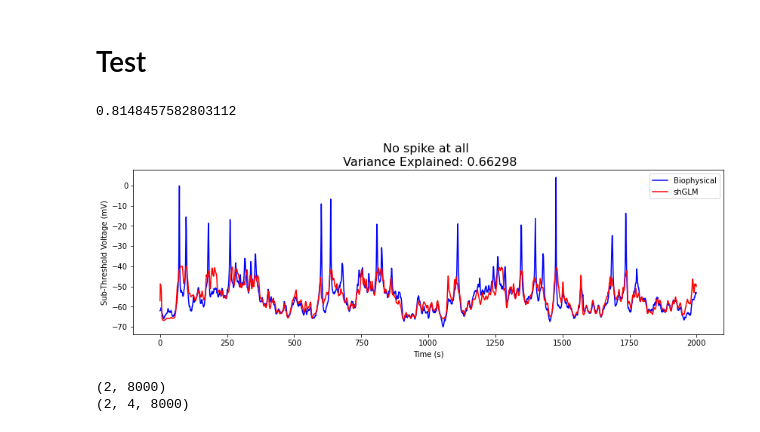
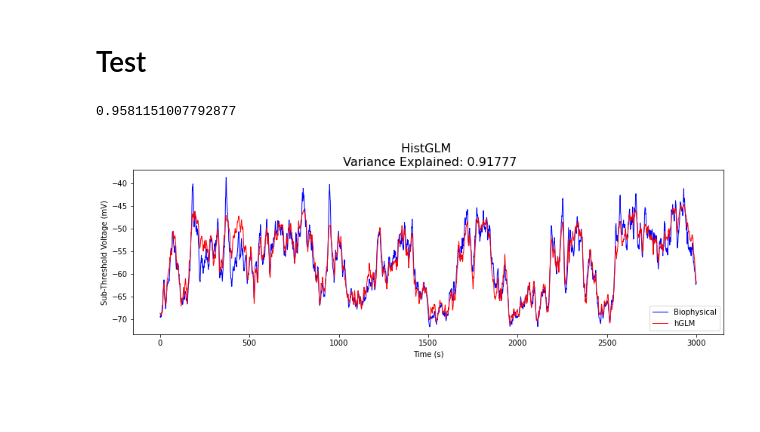
Before and after one commit to yjkimnada/cambridge, a Jupyter notebook: shGLM/gumbel_V2_NS_shGLM_fit-Copy1.ipynb, the cells around one changed output. Saved outputs shown, nothing was run; the diff lists cells and outputs as text; code cells hidden in the pictures; blank space fills up the shorter version.

Commit message:
Plotting files

```diff
--- a/shGLM/gumbel_V2_NS_shGLM_fit-Copy1.ipynb
+++ b/shGLM/gumbel_V2_NS_shGLM_fit-Copy1.ipynb
@@ -189,15 +178,15 @@ plt.plot(model.conv_e.weight[1,0,:].cpu().detach().numpy())
 model = gumbel_NS_shGLM(C_den.cuda(), C_syn_e.cuda(), C_syn_i.cuda(), T_syn, syn_basis_no,
                 T_hist, hist_basis_no, prop_basis_no)
 
-model.load_state_dict(torch.load("/media/hdd01/sklee/cont_shglm/burst_L23_NS_sub5_s2_h2_shglm_i9900.pt"))
+model.load_state_dict(torch.load("/media/hdd01/sklee/cont_shglm/histGLM_L23_sub5_b4_i34700.pt"))
 model = model.float().to("cuda")
 
-V_ref = np.load("/media/hdd01/sklee/cont_shglm/L23_inputs/vdata_NMDA_ApN0.5_13_Adend_r0_o2_i2_g_b5.npy").flatten()[:48000]
+V_ref = np.load("/media/hdd01/sklee/tcn/L23_inputs/vdata_NMDA_ApN0.5_13_Adend_r0_o2_i2_g_b4.npy").flatten()[:]
 
 test_V_ref = V_ref[train_T:train_T+test_T]
 # %%
-E_neural = np.load("/media/hdd01/sklee/cont_shglm/L23_inputs/Espikes_NMDA_ApN0.5_13_Adend_r0_o2_i2_g_b5_neural.npy")
-I_neural = np.load("/media/hdd01/sklee/cont_shglm/L23_inputs/Ispikes_NMDA_ApN0.5_13_Adend_r0_o2_i2_g_b5_neural.npy")
+E_neural = np.load("/media/hdd01/sklee/tcn/L23_inputs/Espikes_NMDA_ApN0.5_13_Adend_r0_o2_i2_g_b4_neural.npy")
+I_neural = np.load("/media/hdd01/sklee/tcn/L23_inputs/Ispikes_NMDA_ApN0.5_13_Adend_r0_o2_i2_g_b4_neural.npy")
 
 test_S_E = E_neural[train_T:train_T+test_T]
 test_S_I = I_neural[train_T:train_T+test_T]
@@ -205,43 +194,30 @@ test_S_I = I_neural[train_T:train_T+test_T]
 test_S_E = torch.from_numpy(test_S_E).float().cuda()
 test_S_I = torch.from_numpy(test_S_I).float().cuda()
 
-test_V_final, raw1, raw2 = model(test_S_E, test_S_I)
+test_V_final = model(test_S_E, test_S_I)
 
 test_V_final = test_V_final.cpu().detach().numpy()
-raw1 = raw1.cpu().detach().numpy()
-raw2 = raw2.cpu().detach().numpy()
 # %%
 plt.figure(figsize = (14,4))
-plt.plot(test_V_ref[:2000], label="Biophysical", c="blue")
-plt.plot(test_V_final[:2000]-23,label="shGLM", c="red")
+plt.plot(test_V_ref[5000:8000], label="Biophysical", c="blue", linewidth=1)
+plt.plot(test_V_final[5000:8000]-12,label="hGLM", c="red", linewidth=1)
 print(np.corrcoef(test_V_ref, test_V_final)[0][1])
 
 
 test_score = metrics.explained_variance_score(y_true=test_V_ref,
                                                       y_pred=test_V_final,
                                                       multioutput='uniform_average')
 
-plt.title("No spike at all \n Variance Explained: " + str(round(test_score, 5)), fontsize = 16)
+plt.title("HistGLM \n Variance Explained: " + str(round(test_score, 5)), fontsize = 16)
 #plt.xticks(np.arange(0,8001,1000),[0,1,2,3,4,5,6,7,8])
 #plt.xticks(np.arange(0,4001,1000),[0,1,2,3,4])
 plt.xlabel("Time (s)")
 plt.ylabel("Sub-Threshold Voltage (mV)")
 plt.legend()
 #plt.show()
 
 
-plt.savefig("/media/hdd01/sklee/cont_shglm/non_spike.png", dpi=150, bbox_inches='tight')#
+plt.savefig("/media/hdd01/sklee/cont_shglm/histGLM_L23_sub5_b4.png", dpi=150, bbox_inches='tight')#
 # %% [output]
-0.8148457582803112
+0.9581151007792877
-[figure, old version]
+[figure, new version]
-# %%
-output_save = np.vstack((test_V_ref.reshape((1,-1)), test_V_final.reshape((1,-1))))
-print(output_save.shape)
-dend_save = np.vstack((raw1.T.reshape((1,4,8000)), raw2.T.reshape((1,4,8000))))
-print(dend_save.shape)
-
-np.save("/media/hdd01/sklee/cont_shglm/gumbelNS_test_V.npy", output_save)
-np.save("/media/hdd01/sklee/cont_shglm/gumbelNS_test_dend.npy", dend_save)
-# %% [output]
-(2, 8000)
-(2, 4, 8000)
```
Also changed, not shown: parts of 15 cells of this notebook, 9 other files.
